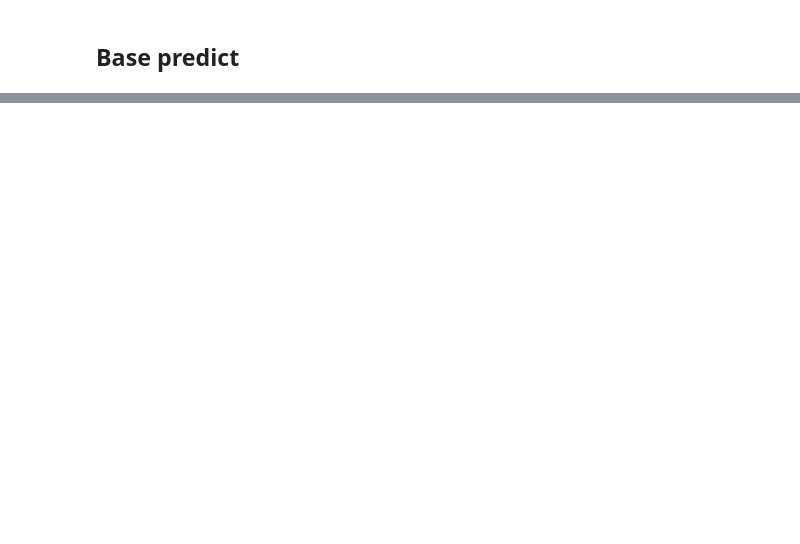
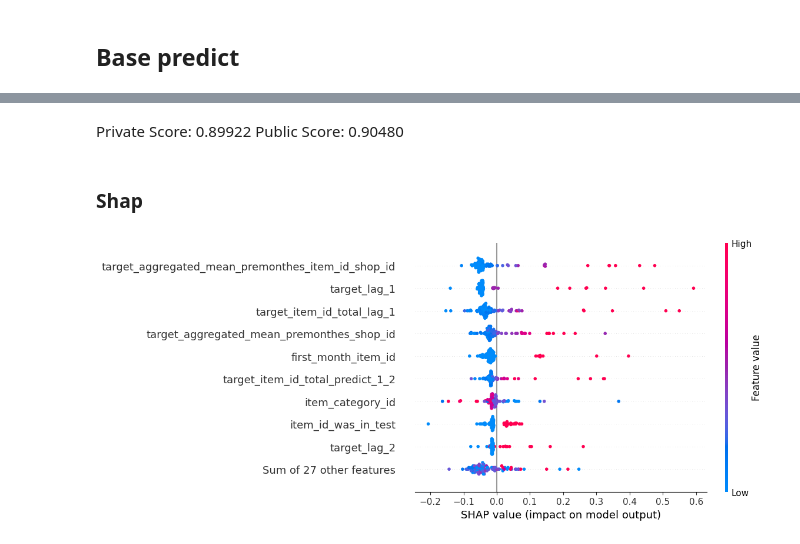
Before and after one commit to MarianSlassi/future_sales_prediction, a Jupyter notebook: notebooks/modeling.ipynb, the cells around one changed output, grey strips where cells are left out. Drawn from its saved outputs; the diff is of its cells as text; code cells hidden in the pictures; blank space fills up the shorter version.

Commit message:
modeling notebook (shap, stacking, linear regression improved) + modules for train and predict + expanded config

```diff
--- a/notebooks/modeling.ipynb
+++ b/notebooks/modeling.ipynb
@@ -442,0 +342,4 @@ y_pred
+# %%
+columns_to_drop = [x for x in X.columns if x not in important_features]
+columns_to_drop
+X = X.drop(columns=columns_to_drop, axis=1)
@@ -442,0 +440,11 @@ y_pred
+# %%
+%%time
+
+params =  {'n_estimators': 192, 'max_depth': 9, \
+'learning_rate': 0.018270981823248666, \
+    'subsample': 0.7539246424525929, 'colsample_bytree': 0.562829755261984,\
+         'gamma': 0.3153933459249693, 'lambda': 0.1718951364361902, \
+            'alpha': 0.26986966152618785}
+
+model = xgb.XGBRegressor(**params)
+model.fit(X, y)
@@ -442,0 +485,12 @@ y_pred
+# %% [markdown]
+Private Score: 0.89922 Public Score: 0.90480
+# %% [markdown]
+### Shap
+# %%
+explainer = shap.TreeExplainer(model)
+# %%
+shap_values = explainer(X.sample(100, random_state=42))
+# %%
+shap.plots.beeswarm(shap_values)
+# %% [output]
+[figure, added]
```
Also changed, not shown: parts of 182 cells of this notebook, 7 other files.
